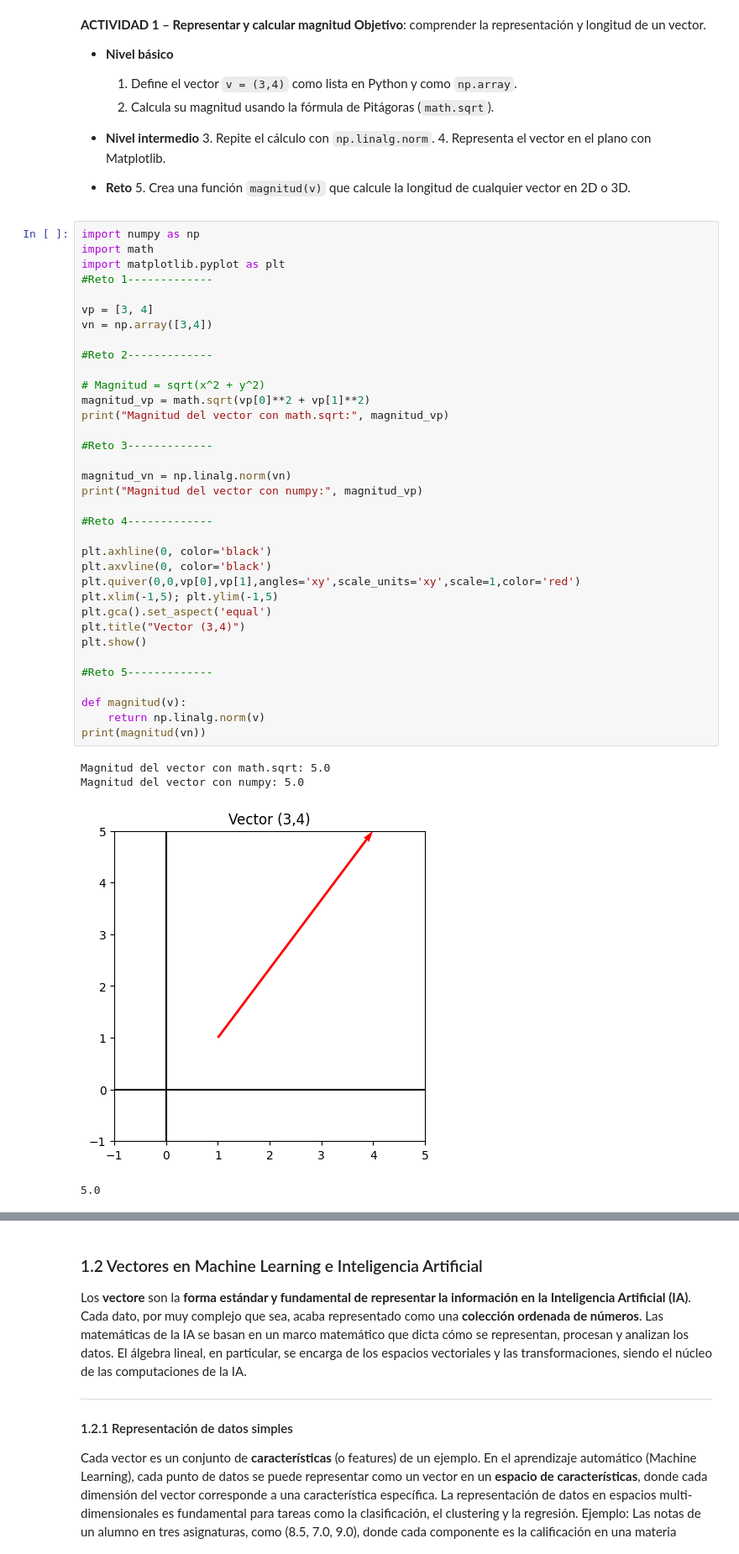
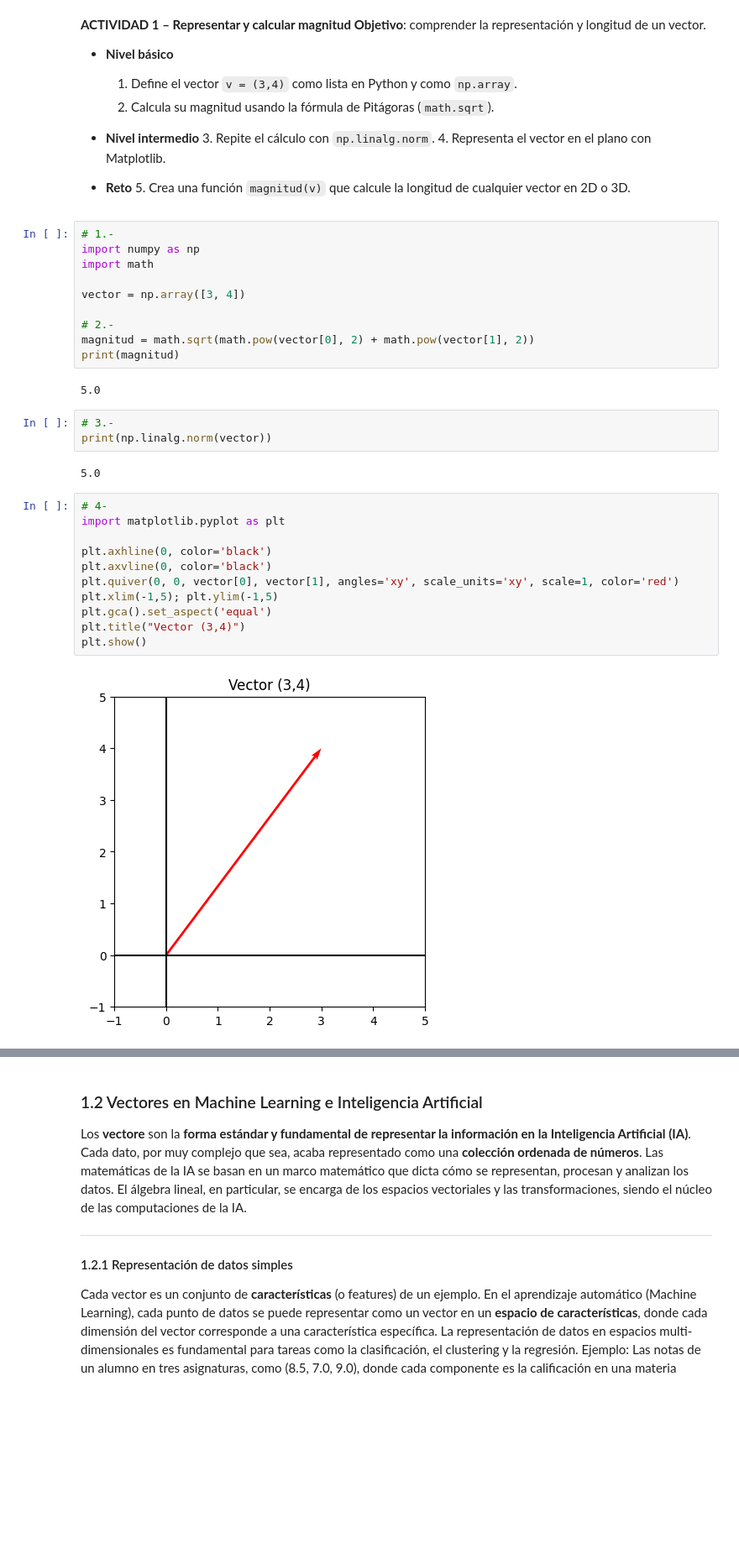
Before and after one commit to Ciclo-Especializacion-IA-y-BigData/vectores-y-matrices-en-python-GuillenteN, a Jupyter notebook: UT00_Nivelacion_8h_Vectores_y_matrices_en_Python.ipynb, the cells around one changed output, grey strips where cells are left out. Shown at 84% size. Cells and saved outputs as stored; diff of their text form; blank space fills up the shorter version.

```diff
--- a/UT00_Nivelacion_8h_Vectores_y_matrices_en_Python.ipynb
+++ b/UT00_Nivelacion_8h_Vectores_y_matrices_en_Python.ipynb
@@ -201,42 +201,32 @@ Dirección: 53.13010235415598
 * **Reto**
   5\. Crea una función `magnitud(v)` que calcule la longitud de cualquier vector en 2D o 3D.
 # %%
+# 1.-
 import numpy as np
 import math
-import matplotlib.pyplot as plt
-#Reto 1-------------
 
-vp = [3, 4]
-vn = np.array([3,4])
+vector = np.array([3, 4])
 
-#Reto 2-------------
-
-# Magnitud = sqrt(x^2 + y^2)
-magnitud_vp = math.sqrt(vp[0]**2 + vp[1]**2)
-print("Magnitud del vector con math.sqrt:", magnitud_vp)
-
-#Reto 3-------------
-
-magnitud_vn = np.linalg.norm(vn)
-print("Magnitud del vector con numpy:", magnitud_vp)
-
-#Reto 4-------------
-
-plt.axhline(0, color='black')
-plt.axvline(0, color='black')
-plt.quiver(0,0,vp[0],vp[1],angles='xy',scale_units='xy',scale=1,color='red')
-plt.xlim(-1,5); plt.ylim(-1,5)
-plt.gca().set_aspect('equal')
-plt.title("Vector (3,4)")
-plt.show()
-
-#Reto 5-------------
-
-def magnitud(v):
-    return np.linalg.norm(v)
-print(magnitud(vn))
+# 2.-
+magnitud = math.sqrt(math.pow(vector[0], 2) + math.pow(vector[1], 2))
+print(magnitud)
 # %% [output]
-Magnitud del vector con math.sqrt: 5.0
-Magnitud del vector con numpy: 5.0
+5.0
-[figure, removed]
-5.0
+# %%
+# 3.-
+print(np.linalg.norm(vector))
+# %% [output]
+5.0
+# %%
+# 4-
+import matplotlib.pyplot as plt
+
+plt.axhline(0, color='black')
+plt.axvline(0, color='black')
+plt.quiver(0, 0, vector[0], vector[1], angles='xy', scale_units='xy', scale=1, color='red')
+plt.xlim(-1,5); plt.ylim(-1,5)
+plt.gca().set_aspect('equal')
+plt.title("Vector (3,4)")
+plt.show()
+# %% [output]
+[figure, added]
```
Also changed, not shown: parts of 29 cells of this notebook.
